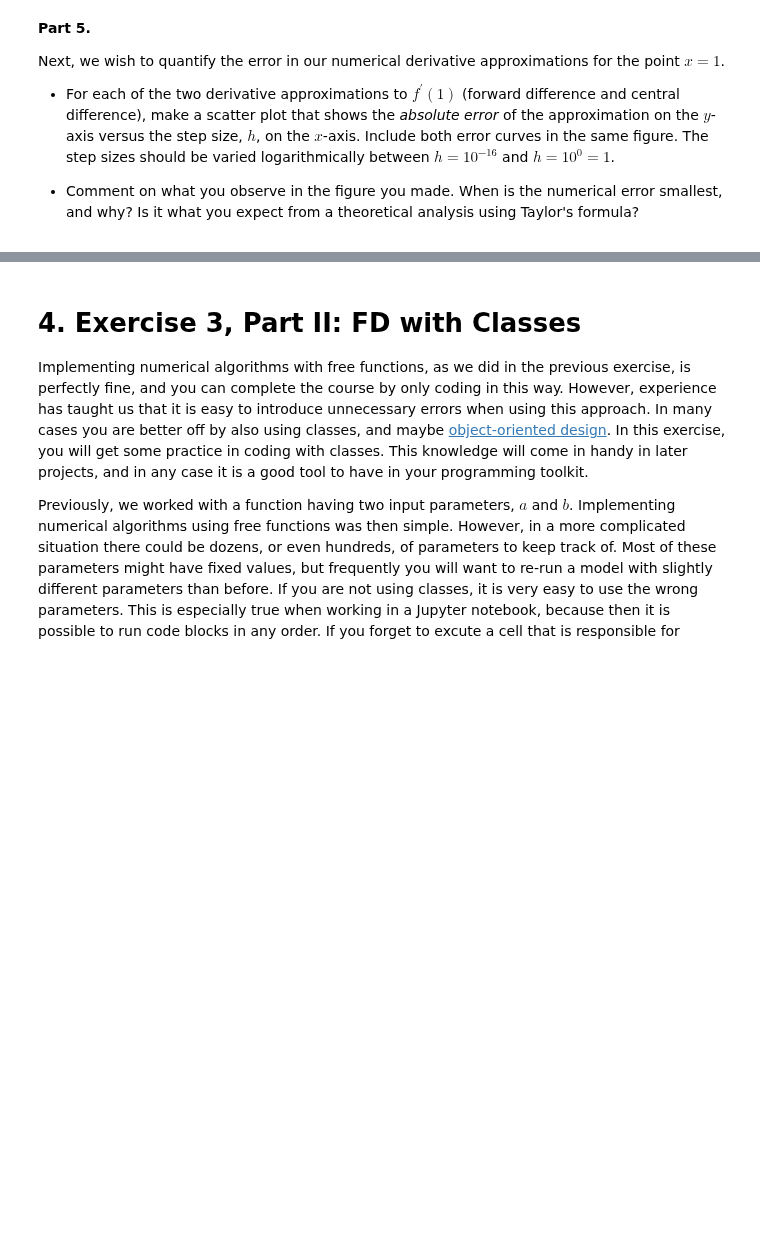
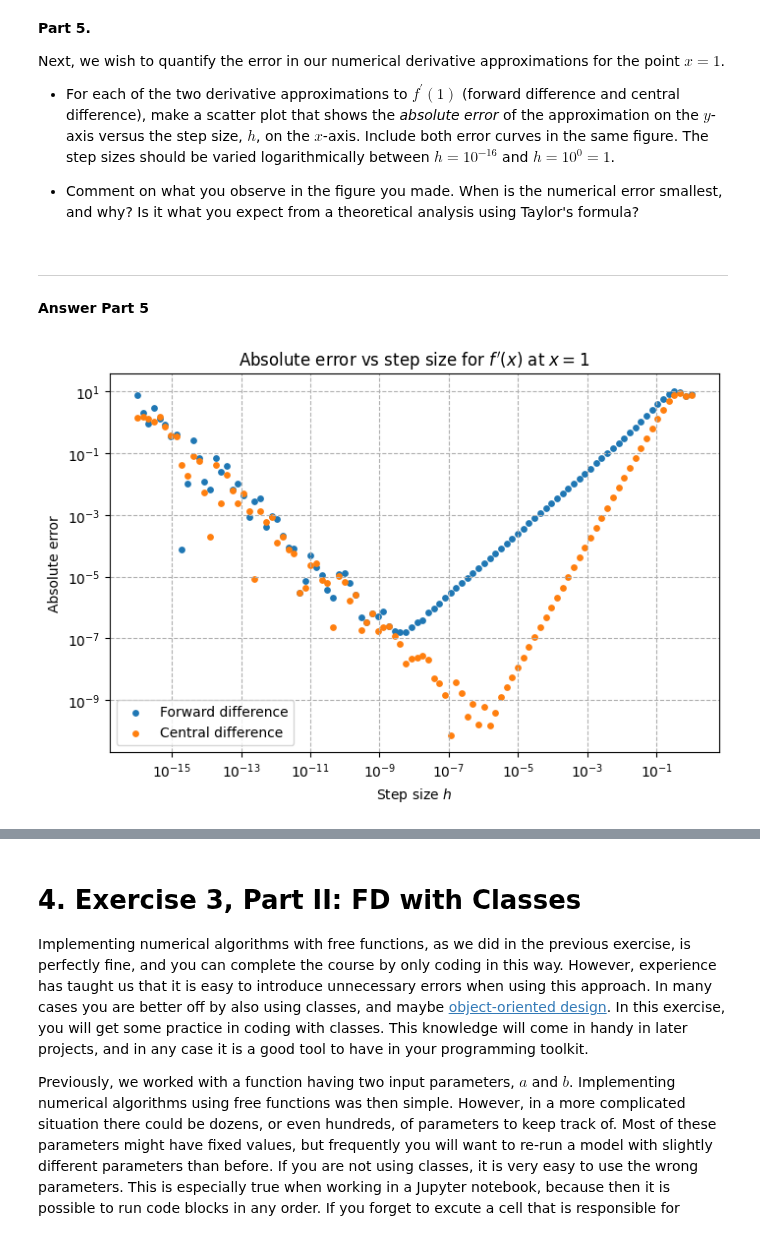
Before and after one commit to MalleBallen/Torgrim-og-Malvin-Gruppeprosjekt, a Jupyter notebook: project1.ipynb, the cells around one changed output, grey strips where cells are left out. Drawn from its saved outputs; the diff is of its cells as text; code cells hidden in the pictures; blank space fills up the shorter version.

```diff
--- a/project1.ipynb
+++ b/project1.ipynb
@@ -524,2 +544,22 @@ Implementing for function $(1)$, which is defined as f in earlier code.
 # %%
 # Part 4 here
+def ct_diff(f = arb_func, x=0, h=1e-2): #Central difference method, with error handling.
+
+    x=float(x) # Ensure x is a float for vectorized handling and faster computations in later parts.
+    h = np.asarray(h, dtype=float) # Ensure h is a float or array of floats for vectorized handling and faster computations in later parts.
+
+    if f is None:
+        raise ValueError("You must provide a function f.")
+    if not callable(f):
+        raise TypeError("The first argument must be a callable function.")
+    if np.any(h <= 0): # Check if any element in h is less than or equal to 0
+        raise ValueError("Step size h must be a positive number.")
+
+    try:
+        return (f(x + h) - f(x-h)) / (2*h)
+    except Exception as e:
+        raise RuntimeError(f"An error occurred while evaluating the function: {e}")
+
+ct_approx = ct_diff(f=f, x=x_value, h=1e-2)
+
+print(f"Forward difference approximation of f' at x={x_value}: {ct_approx}. Analytical solution at x={x_value}: {fd_true}")
@@ -531,5 +576,33 @@ Next, we wish to quantify the error in our numerical derivative approximations f
 * For each of the two derivative approximations to $f^{\prime}(1)$ (forward difference and central difference), make a scatter plot that shows the *absolute error* of the approximation on the $y$-axis versus the step size, $h$, on the $x$-axis. Include both error curves in the same figure. The step sizes should be varied logarithmically between $h=10^{-16}$ and $h=10^0=1$.
 
 * Comment on what you observe in the figure you made. When is the numerical error smallest, and why? Is it what you expect from a theoretical analysis using Taylor's formula?
+# %% [markdown]
+***
+**Answer Part 5**
 # %%
 # Part 5 here
+# Generate h values with numpy logspace. This gives
+h_values = np.logspace(-16, 0, 100)
+
+# Vectorized computation of forward and central difference. All functions are defined earlier in the code, while x_value and fd_true are defined in part 3.
+fw_vals = fw_diff(f, x_value, h_values)
+ct_vals = ct_diff(f, x_value, h_values)
+
+# Compute absolute errors from the analytical solution.
+fw_errors = np.abs(fw_vals - fd_true)
+ct_errors = np.abs(ct_vals - fd_true)
+
+# Plotting
+plt.figure(figsize=(8, 5))
+plt.scatter(h_values, fw_errors, label='Forward difference', s=15)
+plt.scatter(h_values, ct_errors, label='Central difference', s=15)
+plt.xscale('log')
+plt.yscale('log')
+plt.xlabel('Step size $h$')
+plt.ylabel('Absolute error')
+plt.title(f'Absolute error vs step size for $f\'(x)$ at $x = {x_value}$')
+plt.legend()
+plt.grid(True, which='both', ls='--')
+plt.show()
+# %% [output]
+[figure, added]
```
Also changed, not shown: parts of 10 cells of this notebook.
